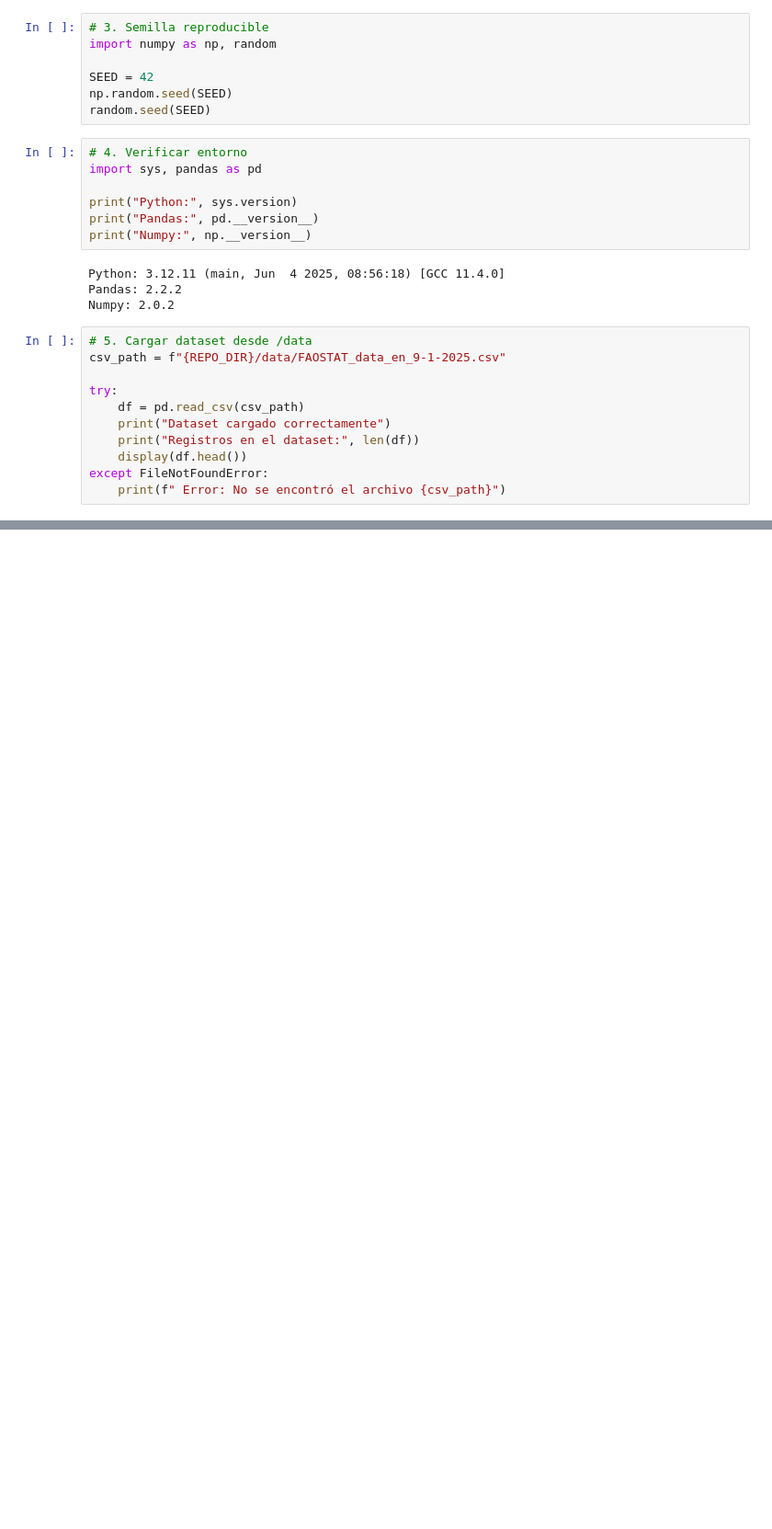
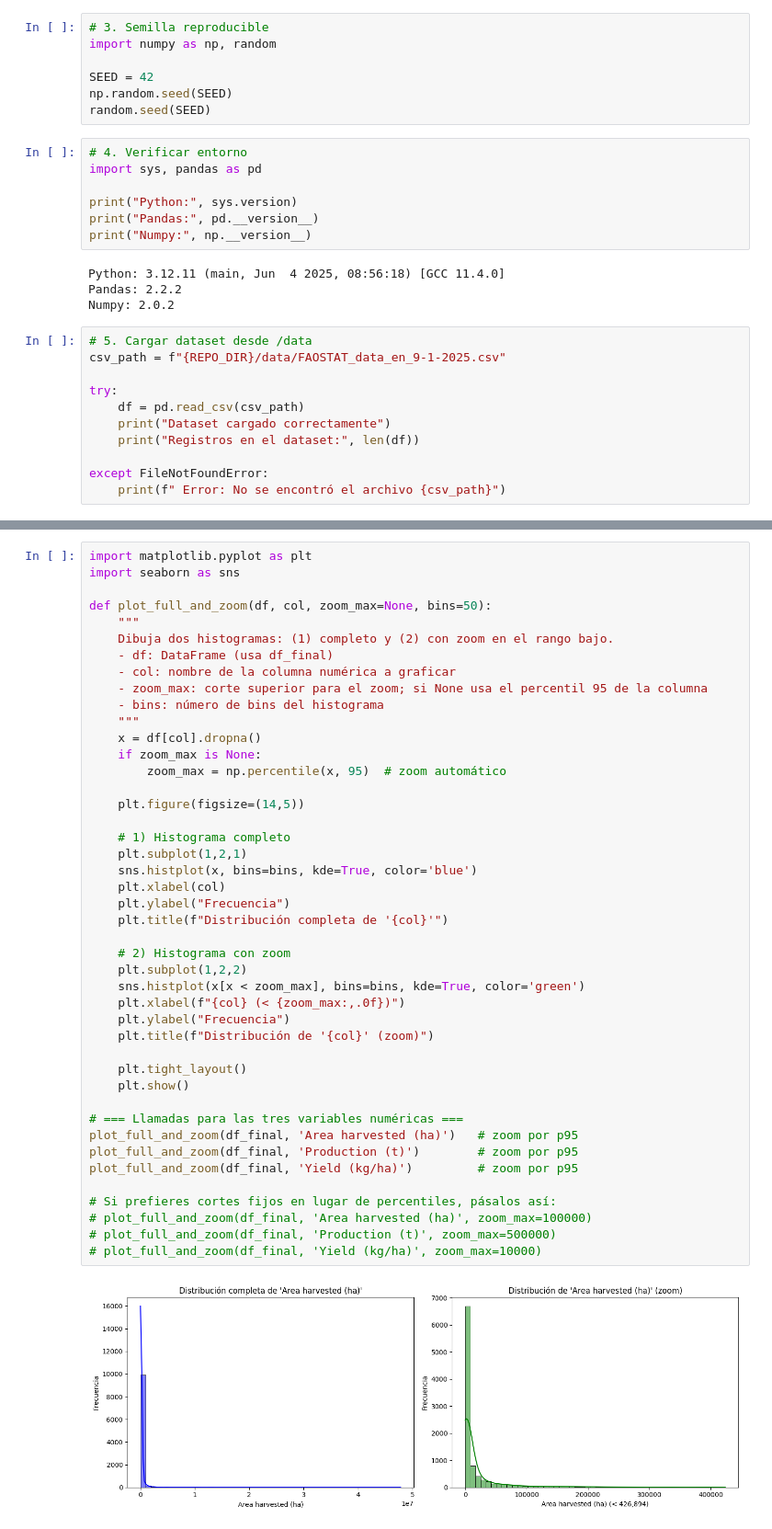
Before and after one commit to jjlizcano/Sistema-recomendaciones-cultivo, a Jupyter notebook: notebooks/Primera_entrega_proyecto_IA.ipynb, the cells around one changed output, grey strips where cells are left out. Shown at 92% size. Cells and saved outputs as stored; diff of their text form; blank space fills up the shorter version.

```diff
--- a/notebooks/Primera_entrega_proyecto_IA.ipynb
+++ b/notebooks/Primera_entrega_proyecto_IA.ipynb
@@ -53,7 +53,7 @@ try:
     df = pd.read_csv(csv_path)
     print("Dataset cargado correctamente")
     print("Registros en el dataset:", len(df))
-    display(df.head())
+
 except FileNotFoundError:
     print(f" Error: No se encontró el archivo {csv_path}")
 # %% [output]
@@ -67,0 +345,46 @@ Registros en el dataset: 29272
+# %%
+import matplotlib.pyplot as plt
+import seaborn as sns
+
+def plot_full_and_zoom(df, col, zoom_max=None, bins=50):
+    """
+    Dibuja dos histogramas: (1) completo y (2) con zoom en el rango bajo.
+    - df: DataFrame (usa df_final)
+    - col: nombre de la columna numérica a graficar
+    - zoom_max: corte superior para el zoom; si None usa el percentil 95 de la columna
+    - bins: número de bins del histograma
+    """
+    x = df[col].dropna()
+    if zoom_max is None:
+        zoom_max = np.percentile(x, 95)  # zoom automático
+
+    plt.figure(figsize=(14,5))
+
+    # 1) Histograma completo
+    plt.subplot(1,2,1)
+    sns.histplot(x, bins=bins, kde=True, color='blue')
+    plt.xlabel(col)
+    plt.ylabel("Frecuencia")
+    plt.title(f"Distribución completa de '{col}'")
+
+    # 2) Histograma con zoom
+    plt.subplot(1,2,2)
+    sns.histplot(x[x < zoom_max], bins=bins, kde=True, color='green')
+    plt.xlabel(f"{col} (< {zoom_max:,.0f})")
+    plt.ylabel("Frecuencia")
+    plt.title(f"Distribución de '{col}' (zoom)")
+
+    plt.tight_layout()
+    plt.show()
+
+# === Llamadas para las tres variables numéricas ===
+plot_full_and_zoom(df_final, 'Area harvested (ha)')   # zoom por p95
+plot_full_and_zoom(df_final, 'Production (t)')        # zoom por p95
+plot_full_and_zoom(df_final, 'Yield (kg/ha)')         # zoom por p95
+
+# Si prefieres cortes fijos en lugar de percentiles, pásalos así:
+# plot_full_and_zoom(df_final, 'Area harvested (ha)', zoom_max=100000)
+# plot_full_and_zoom(df_final, 'Production (t)', zoom_max=500000)
+# plot_full_and_zoom(df_final, 'Yield (kg/ha)', zoom_max=10000)
+# %% [output]
+[figure, added]
```
Also changed, not shown: parts of 18 cells of this notebook.
